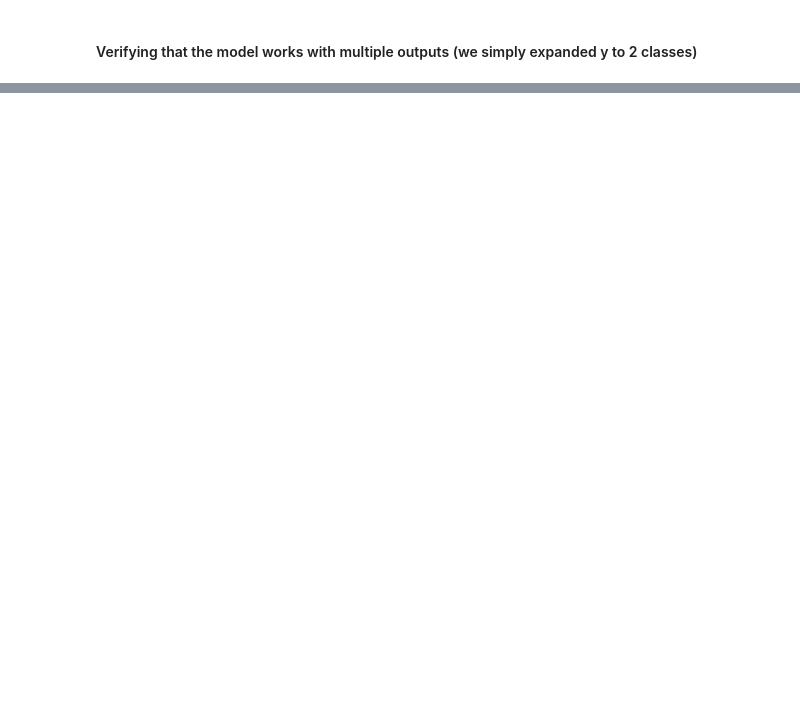
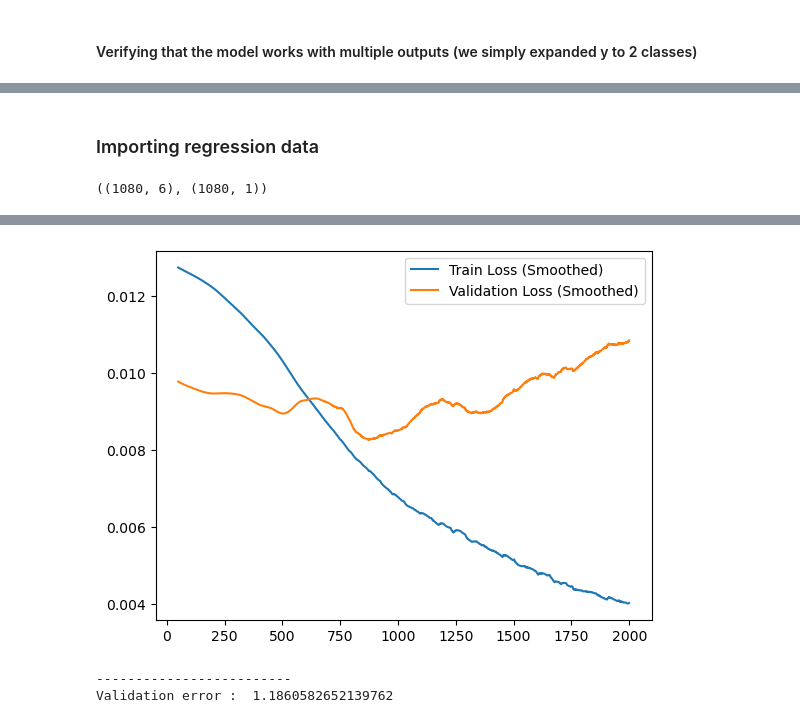
Before and after one commit to trigo613/FromScratch, a Jupyter notebook: NeuralNetwork.ipynb, the cells around one changed output, grey strips where cells are left out. Cells and saved outputs as stored; diff of their text form; code cells hidden in the pictures; blank space fills up the shorter version.

```diff
--- a/NeuralNetwork.ipynb
+++ b/NeuralNetwork.ipynb
@@ -132,5 +251,7 @@ class Loss:
 # %%
 class MSELoss(Loss):
+    def __init__(self,layers = None,regularization=ZeroRegularization()):
+        super().__init__(layers,regularization)
     def mse(self,y_true,y_pred):
         out = y_pred - y_true
         out = out**2
@@ -142,8 +263,8 @@ class MSELoss(Loss):
         return self.mse(y_true,y_pred)
 # %%
 class CELoss(Loss):
-    def __init__(self, epsilon=1e-15):
-        super().__init__()
+    def __init__(self,layers = None,regularization=ZeroRegularization(),epsilon=1e-15):
+        super().__init__(layers,regularization)
         self.epsilon = epsilon
 
     def _clip_probabilities(self, y_pred):
@@ -304,0 +414,2 @@ epoch:  900      Model error:  0.08878
+# %%
+train(NN,X,y,optim,loss,2_000,200)
@@ -485,0 +542,2 @@ y is :
+# %% [markdown]
+<h3>Importing regression data</h3>
@@ -485,0 +562,40 @@ y is :
+# %%
+X_train.shape,y_train.shape
+# %% [output]
+((1080, 6), (1080, 1))
+# %%
+def train_model_and_plot_graph(NN,layers,loss):
+    optim = Adam(NN.layers,lr=0.01)
+    losses = train(model=NN,
+               X=X_train,
+               y=y_train,
+               optimizer=optim,
+               loss=loss,
+               epochs=2500,
+               print_every=500,
+               batch_size=-1,
+               return_losses=True,
+               X_val=X_val,
+               y_val=y_val)
+    train_loss = losses[0]
+    val_loss = losses[1]
+    train_loss_smoothed = pd.Series(train_loss[500:]).rolling(window=50).mean()
+    val_loss_smoothed = pd.Series(val_loss[500:]).rolling(window=50).mean()
+    sns.lineplot(data=train_loss_smoothed, label='Train Loss (Smoothed)')
+    sns.lineplot(data=val_loss_smoothed, label='Validation Loss (Smoothed)')
+    plt.legend()
+    plt.show()
+    print("-------------------------")
+    print("Validation error : " , np.sqrt(sum((NN.predict(X_val)-y_val)**2))[0])
+# %%
+layers = [Linear(6,32),
+          ReLU(),
+          Linear(32,32) ,
+          ReLU(),
+          Linear(32,16) ,
+          ReLU(),
+          Linear(16,1)]
+NN = NeuralNetwork(layers=layers)
+loss = MSELoss(NN.layers)
+train_model_and_plot_graph(NN,layers,loss)
+# %% [output]
@@ -485,0 +607,3 @@ y is :
+[figure, added]
+-------------------------
+Validation error :  1.1860582652139762
```
Also changed, not shown: parts of 48 cells of this notebook.
